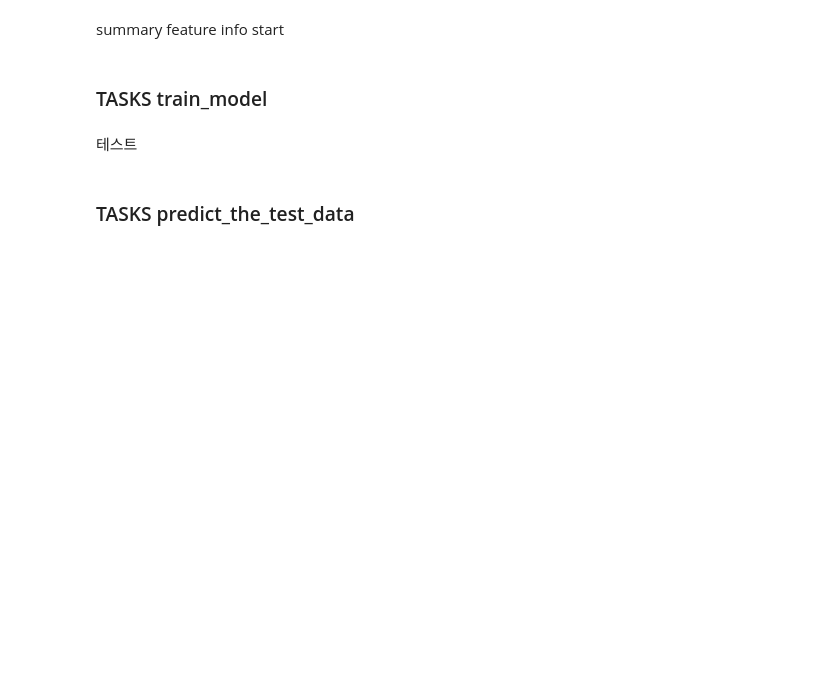
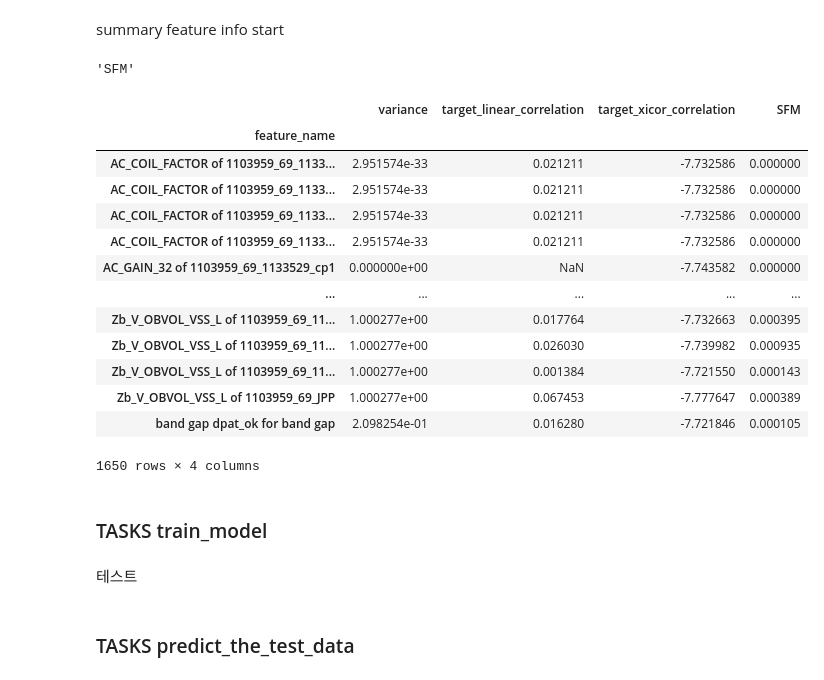
Before and after one commit to KstecGit2021/sparc-malfunction-classification-develop_bak, a Jupyter notebook: src/@submit_feature_selection.ipynb, the cells around one changed output. Drawn from its saved outputs; the diff is of its cells as text; code cells hidden in the pictures; blank space fills up the shorter version.

```diff
--- a/src/@submit_feature_selection.ipynb
+++ b/src/@submit_feature_selection.ipynb
@@ -435,23 +631,23 @@ start
 # %%
 value_type = "variance"
 
-features_values_checked = feature_selection_variance["filter_details"][value_type]["features_values_checked"]
+features_values_checked = feature_selection_variance["selection_details"][value_type]["features_values_checked"]
 feature_selection_variance_df = pd.DataFrame(
     list(features_values_checked.items()),
     columns=['feature_name', value_type]
 )
 feature_selection_variance_df.set_index('feature_name', inplace=True)
-feature_selection_variance_df
+# feature_selection_variance_df
 # %%
 # feature_selection_target_linear_corr["filter_details"]
 # %%
 value_type = "target_linear_correlation"
 
-features_values_checked = feature_selection_target_linear_corr["filter_details"][value_type]["features_values_checked"]
+features_values_checked = feature_selection_target_linear_corr["selection_details"][value_type]["features_values_checked"]
 feature_selection_target_linear_corr_df = pd.DataFrame(
     list(features_values_checked.items()),
     columns=['feature_name', value_type]
 )
 feature_selection_target_linear_corr_df.set_index('feature_name', inplace=True)
-feature_selection_target_linear_corr_df
+# feature_selection_target_linear_corr_df
 # %%
@@ -459,10 +655,25 @@ feature_selection_target_linear_corr_df
+# %%
+value_type = "target_xicor_correlation"
+
+features_values_checked = feature_selection_target_xicor["selection_details"][value_type]["features_values_checked"]
+feature_selection_target_xicor_df = pd.DataFrame(
+    list(features_values_checked.items()),
+    columns=['feature_name', value_type]
+)
+feature_selection_target_xicor_df.set_index('feature_name', inplace=True)
+# feature_selection_target_xicor_df
+# %%
+feature_selection_sfm["selection_details"]["method"]
+# feature_selection_target_xicor["selection_details"]["importances"]
+# %% [output]
+'SFM'
 # %%
-value_type = "target_xicor_correlation"
+value_type = feature_selection_sfm["selection_details"]["method"]
 
-features_values_checked = feature_selection_target_xicor["filter_details"][value_type]["features_values_checked"]
-feature_selection_target_xicor_df = pd.DataFrame(
+features_values_checked = feature_selection_sfm["selection_details"]["importances"]
+feature_selection_sfm_df = pd.DataFrame(
     list(features_values_checked.items()),
     columns=['feature_name', value_type]
 )
-feature_selection_target_xicor_df.set_index('feature_name', inplace=True)
-feature_selection_target_xicor_df
+feature_selection_sfm_df.set_index('feature_name', inplace=True)
+feature_selection_sfm_df
@@ -484,28 +680,52 @@ feature_selection_FromModel_df.set_index('feature_name', inplace=True)
 # %%
 
 # 첫 번째와 두 번째 데이터프레임을 병합
 feature_selection_XY_sum_df = pd.merge(
     feature_selection_variance_df,
     feature_selection_target_linear_corr_df,
     how='outer',
     left_index=True,
     right_index=True
 )
 
 # 세 번째 데이터프레임을 병합된 결과에 추가 병합
 feature_selection_XY_sum_df = pd.merge(
     feature_selection_XY_sum_df,
-    feature_selection_FromModel_df,
+    feature_selection_target_xicor_df,
+    how='outer',
+    left_index=True,
+    right_index=True
+)
+
+# 세 번째 데이터프레임을 병합된 결과에 추가 병합
+feature_selection_XY_sum_df = pd.merge(
+    feature_selection_XY_sum_df,
+    feature_selection_sfm_df,
     how='outer',
     left_index=True,
     right_index=True
 )
 
 
 # 결과 출력
 # print(feature_selection_XY_sum_df)
 
 feature_selection_XY_sum_df
+# %% [output]
+|  | variance | target_linear_correlation | target_xicor_correlation | SFM |
+| feature_name |  |  |  |  |
+| AC_COIL_FACTOR of 1103959_69_1133... | 2.951574e-33 | 0.021211 | -7.732586 | 0.000000 |
+| AC_COIL_FACTOR of 1103959_69_1133... | 2.951574e-33 | 0.021211 | -7.732586 | 0.000000 |
+| AC_COIL_FACTOR of 1103959_69_1133... | 2.951574e-33 | 0.021211 | -7.732586 | 0.000000 |
+| AC_COIL_FACTOR of 1103959_69_1133... | 2.951574e-33 | 0.021211 | -7.732586 | 0.000000 |
+| AC_GAIN_32 of 1103959_69_1133529_cp1 | 0.000000e+00 | NaN | -7.743582 | 0.000000 |
+| ... | ... | ... | ... | ... |
+| Zb_V_OBVOL_VSS_L of 1103959_69_11... | 1.000277e+00 | 0.017764 | -7.732663 | 0.000395 |
+| Zb_V_OBVOL_VSS_L of 1103959_69_11... | 1.000277e+00 | 0.026030 | -7.739982 | 0.000935 |
+| Zb_V_OBVOL_VSS_L of 1103959_69_11... | 1.000277e+00 | 0.001384 | -7.721550 | 0.000143 |
+| Zb_V_OBVOL_VSS_L of 1103959_69_JPP | 1.000277e+00 | 0.067453 | -7.777647 | 0.000389 |
+| band gap dpat_ok for band gap | 2.098254e-01 | 0.016280 | -7.721846 | 0.000105 |
+1650 rows × 4 columns
 # %%
 #@@@@
 # %%
```
Also changed, not shown: parts of 46 cells of this notebook, 3 other files.
